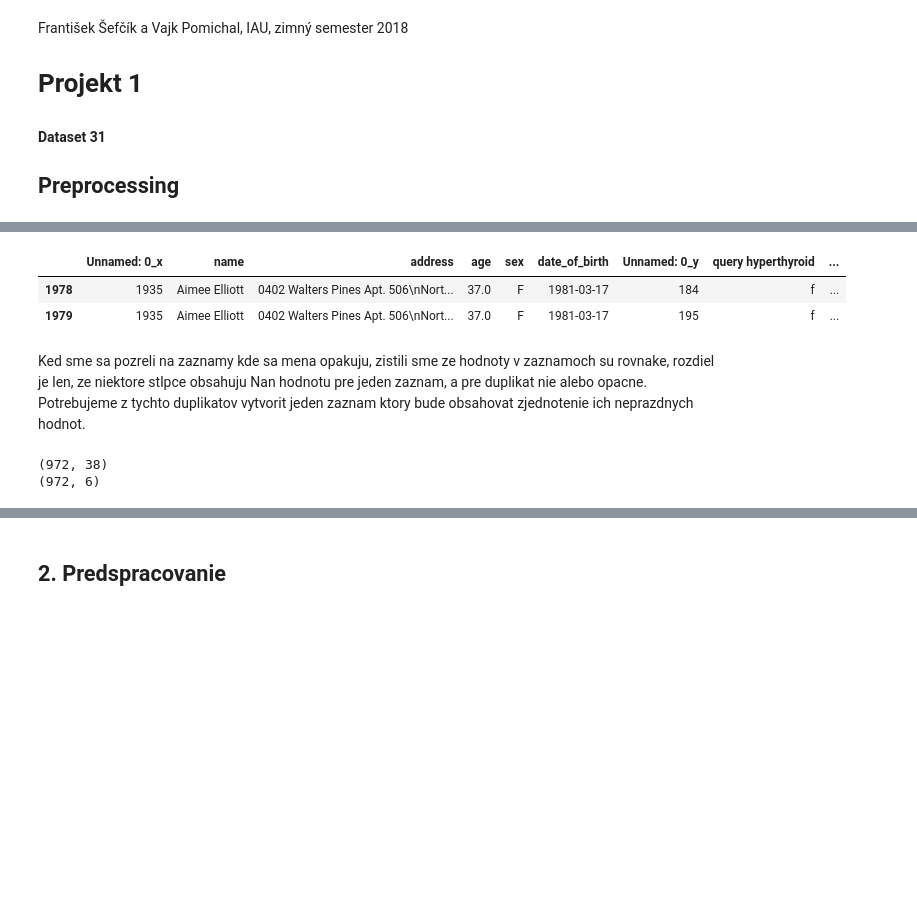
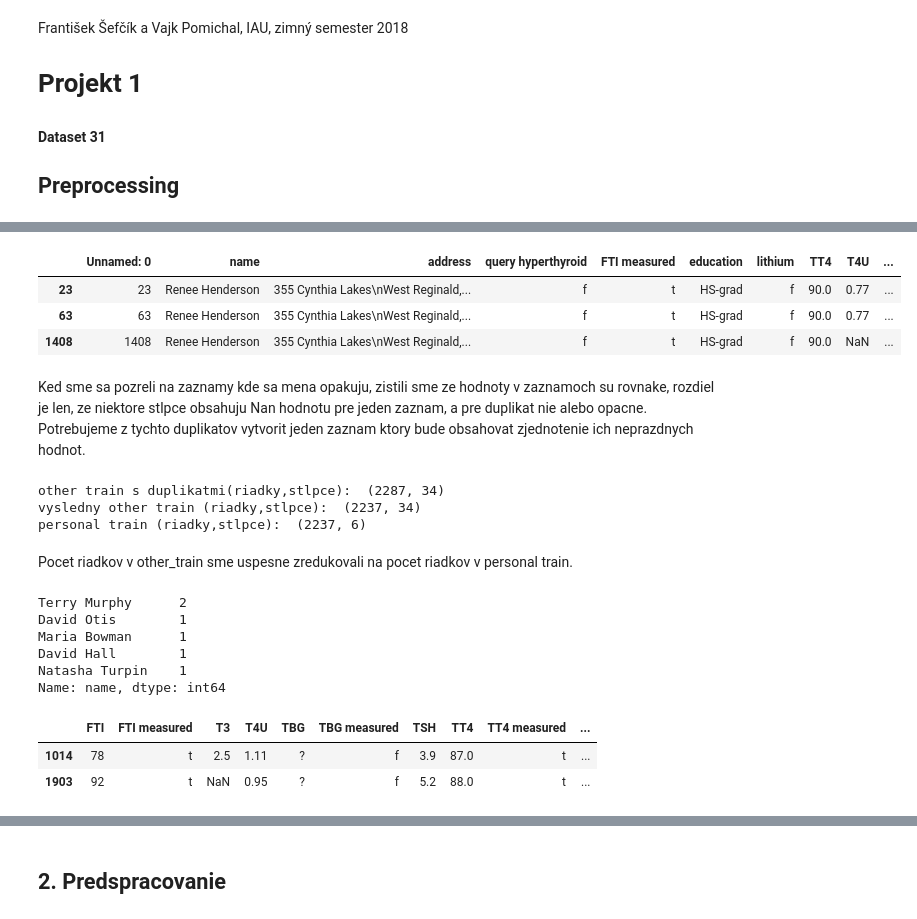
Before and after one commit to Pomichal/pr1_IAU, a Jupyter notebook: Preprocessing.ipynb, the cells around one changed output, grey strips where cells are left out. Cells and saved outputs as stored; diff of their text form; code cells hidden in the pictures; blank space fills up the shorter version.

```diff
--- a/Preprocessing.ipynb
+++ b/Preprocessing.ipynb
@@ -107,9 +52,10 @@ Name: name, Length: 2236, dtype: int64
-# %%
-result_train[result_train['name'] == 'Aimee Elliott']
-# %% [output]
-|  | Unnamed: 0_x | name | address | age | sex | date_of_birth | Unnamed: 0_y | query hyperthyroid | ... |
-| 1978 | 1935 | Aimee Elliott | 0402 Walters Pines Apt. 506\nNort... | 37.0 | F | 1981-03-17 | 184 | f | ... |
-| 1979 | 1935 | Aimee Elliott | 0402 Walters Pines Apt. 506\nNort... | 37.0 | F | 1981-03-17 | 195 | f | ... |
+# %%
+other_train[other_train['name'] == "Renee Henderson"]
+# %% [output]
+|  | Unnamed: 0 | name | address | query hyperthyroid | FTI measured | education | lithium | TT4 | T4U | ... |
+| 23 | 23 | Renee Henderson | 355 Cynthia Lakes\nWest Reginald,... | f | t | HS-grad | f | 90.0 | 0.77 | ... |
+| 63 | 63 | Renee Henderson | 355 Cynthia Lakes\nWest Reginald,... | f | t | HS-grad | f | 90.0 | 0.77 | ... |
+| 1408 | 1408 | Renee Henderson | 355 Cynthia Lakes\nWest Reginald,... | f | t | HS-grad | f | 90.0 | NaN | ... |
 # %% [markdown]
 Ked sme sa pozreli na zaznamy kde sa mena opakuju, zistili sme ze hodnoty v zaznamoch su rovnake, rozdiel je len, ze niektore stlpce obsahuju Nan hodnotu pre jeden zaznam, a pre duplikat nie alebo opacne. Potrebujeme z tychto duplikatov vytvorit jeden zaznam ktory bude obsahovat zjednotenie ich neprazdnych hodnot.
 # %%
@@ -126,10 +72,3 @@ def deduplicate(df,columns = []):
     df_copy.drop_duplicates(subset=columns, keep=False, inplace=True)
     #spojime tieto dva dataframy(opravene duplikaty, originaly)
     return pd.concat([df_copy,deduplicated], sort = True).reset_index(drop=True)
-# %%
-result_test = deduplicate(result_test,columns = ['name','address'])
-print(result_test.shape)
-print(personal_valid.shape)
-# %% [output]
-(972, 38)
-(972, 6)
@@ -135,0 +77,25 @@ print(personal_valid.shape)
+# %%
+print("other train s duplikatmi(riadky,stlpce): ",other_train.shape)
+print("vysledny other train (riadky,stlpce): ",deduplicated_other_train.shape)
+print("personal train (riadky,stlpce): ",personal_train.shape)
+# %% [output]
+other train s duplikatmi(riadky,stlpce):  (2287, 34)
+vysledny other train (riadky,stlpce):  (2237, 34)
+personal train (riadky,stlpce):  (2237, 6)
+# %% [markdown]
+Pocet riadkov v other_train sme uspesne zredukovali na pocet riadkov v personal train.
+# %%
+deduplicated_other_train.name.value_counts().head()
+# %% [output]
+Terry Murphy      2
+David Otis        1
+Maria Bowman      1
+David Hall        1
+Natasha Turpin    1
+Name: name, dtype: int64
+# %%
+deduplicated_other_train[deduplicated_other_train.name == 'Terry Murphy']
+# %% [output]
+|  | FTI | FTI measured | T3 | T4U | TBG | TBG measured | TSH | TT4 | TT4 measured | ... |
+| 1014 | 78 | t | 2.5 | 1.11 | ? | f | 3.9 | 87.0 | t | ... |
+| 1903 | 92 | t | NaN | 0.95 | ? | f | 5.2 | 88.0 | t | ... |
```
Also changed, not shown: parts of 26 cells of this notebook.
